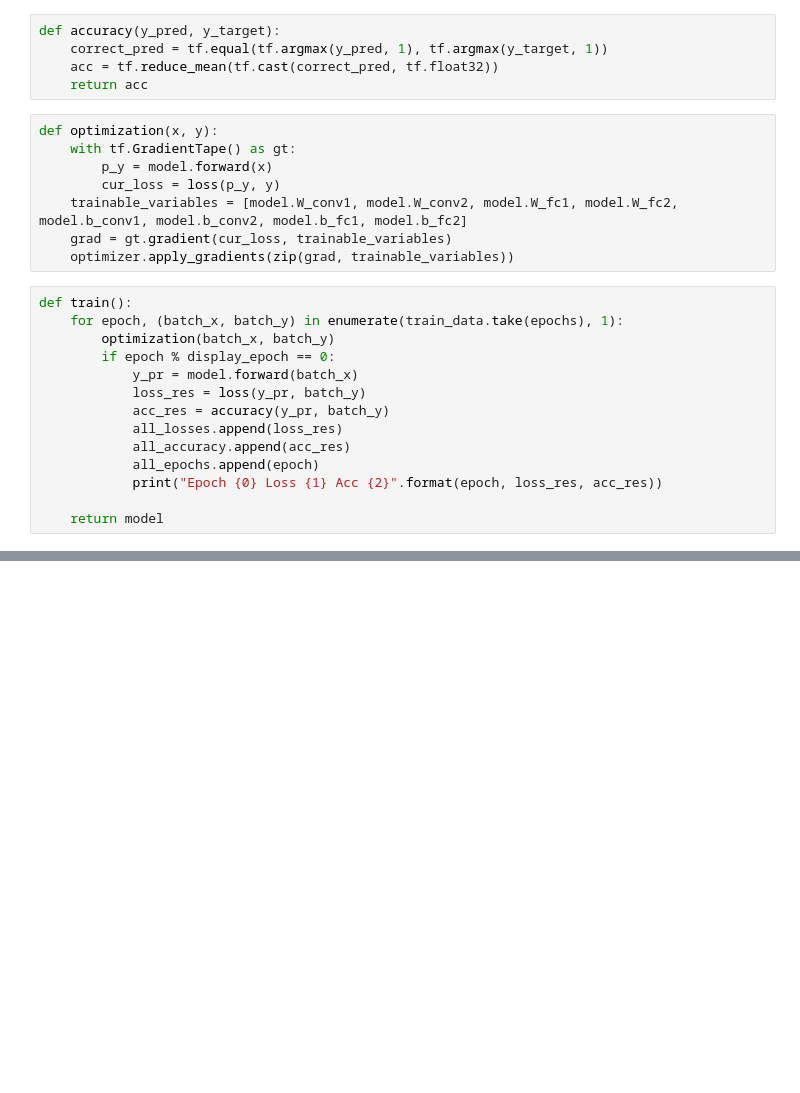
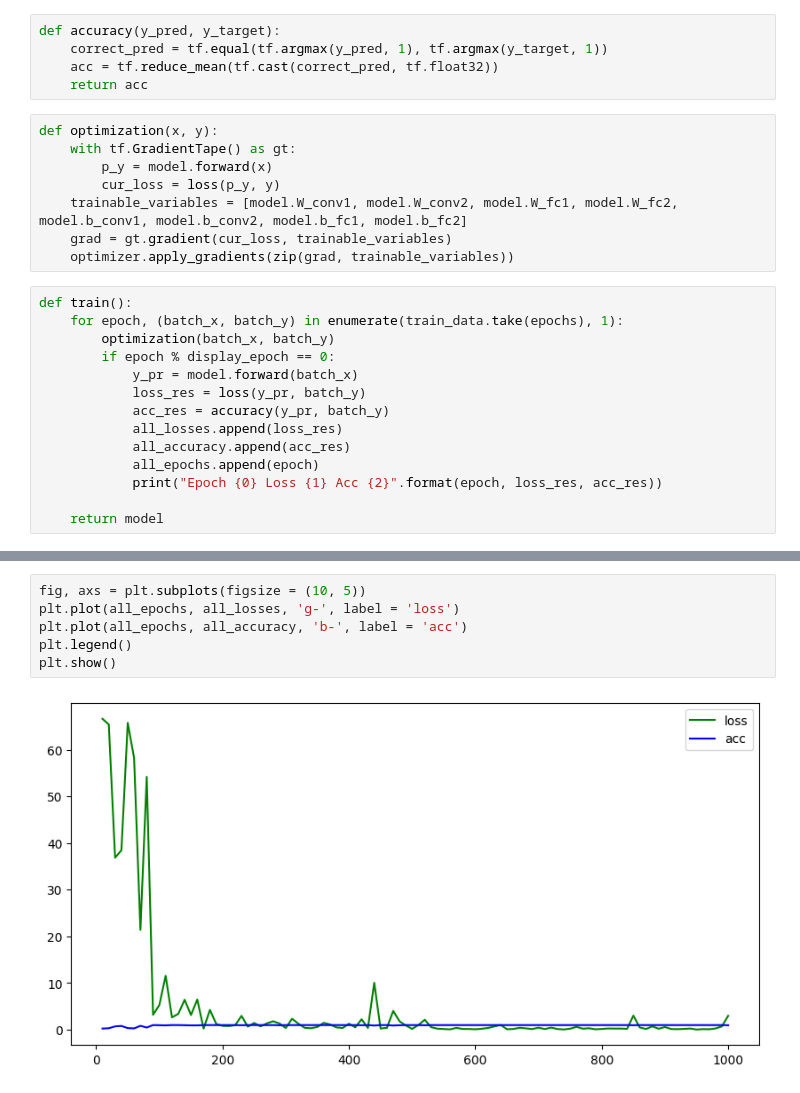
Before and after one commit to Zhigadlo/NeuronNetworksLabs-sem6, a Jupyter notebook: lectures/tensorflow_cnn.ipynb, the cells around one changed output, grey strips where cells are left out. Saved outputs shown, nothing was run; the diff lists cells and outputs as text; blank space fills up the shorter version.

```diff
--- a/lectures/tensorflow_cnn.ipynb
+++ b/lectures/tensorflow_cnn.ipynb
@@ -113,0 +120,8 @@ Test acc = 0.9794999957084656
+# %%
+fig, axs = plt.subplots(figsize = (10, 5))
+plt.plot(all_epochs, all_losses, 'g-', label = 'loss')
+plt.plot(all_epochs, all_accuracy, 'b-', label = 'acc')
+plt.legend()
+plt.show()
+# %% [output]
+[figure, added]
```
Also changed, not shown: parts of 2 cells of this notebook.
